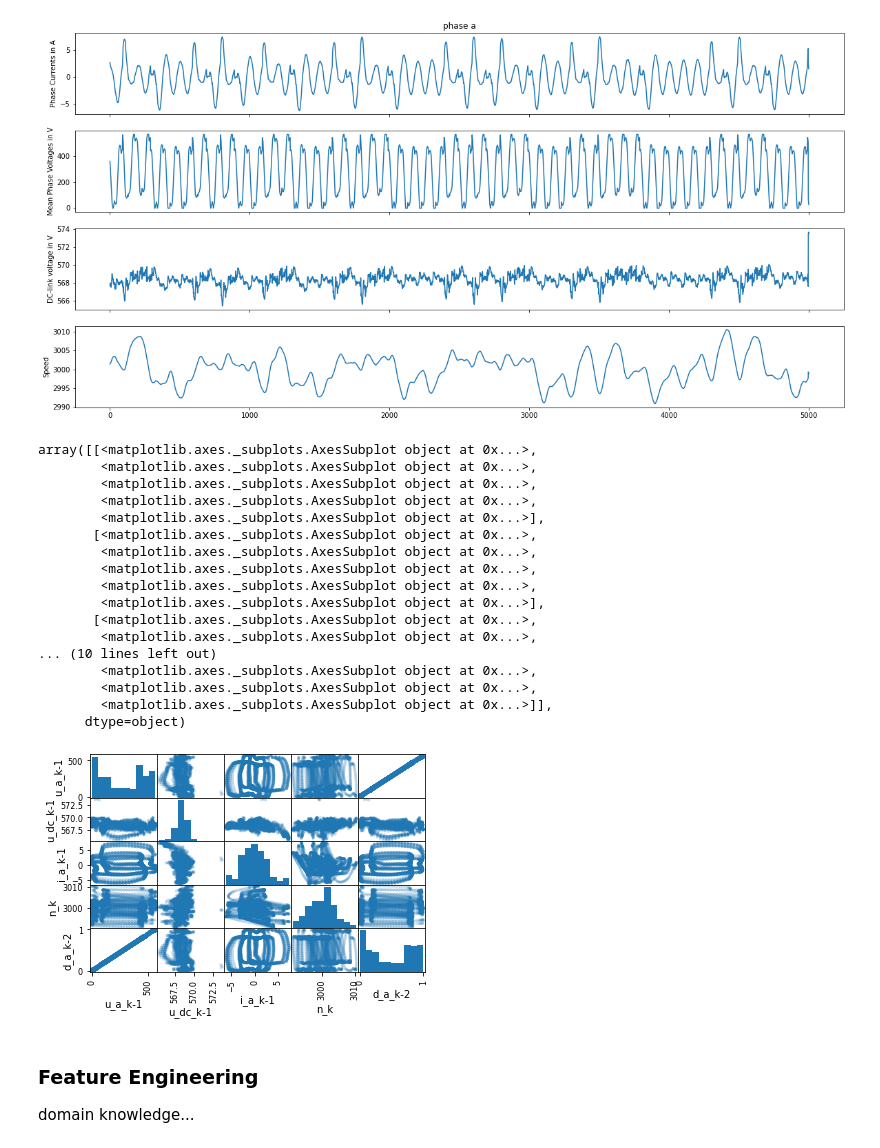
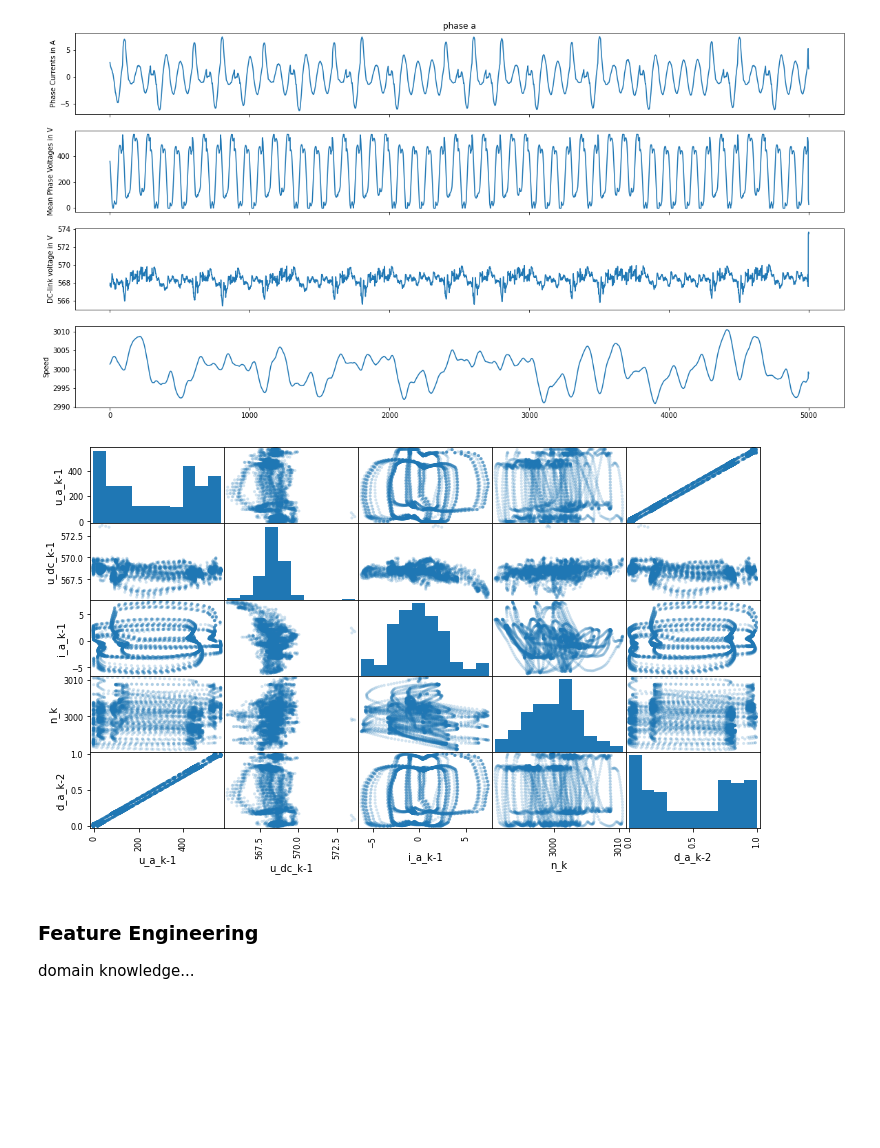
Before and after one commit to mohan-mj/Electrical_Usecases, a Jupyter notebook: 2_Inverter.ipynb, the cells around one changed output. Cells and saved outputs as stored; diff of their text form; code cells hidden in the pictures; blank space fills up the shorter version.

```diff
--- a/2_Inverter.ipynb
+++ b/2_Inverter.ipynb
@@ -181,26 +172,10 @@ import pandas as pd
 # %%
-# u, udc, n, d, i 兩兩之間的關係圖
+# u, udc, n, d, i
 p_5 = df[['u_a_k-1','u_dc_k-1','i_a_k-1','n_k','d_a_k-2']].head(5000)
-pd.plotting.scatter_matrix(p_5, alpha=0.2)
+pd.plotting.scatter_matrix(p_5, figsize=(12,7), alpha=0.2)
+plt.show()
 # %% [output]
-array([[<matplotlib.axes._subplots.AxesSubplot object at 0x...>,
-        <matplotlib.axes._subplots.AxesSubplot object at 0x...>,
-        <matplotlib.axes._subplots.AxesSubplot object at 0x...>,
-        <matplotlib.axes._subplots.AxesSubplot object at 0x...>,
-        <matplotlib.axes._subplots.AxesSubplot object at 0x...>],
-       [<matplotlib.axes._subplots.AxesSubplot object at 0x...>,
-        <matplotlib.axes._subplots.AxesSubplot object at 0x...>,
-        <matplotlib.axes._subplots.AxesSubplot object at 0x...>,
-        <matplotlib.axes._subplots.AxesSubplot object at 0x...>,
-        <matplotlib.axes._subplots.AxesSubplot object at 0x...>],
-       [<matplotlib.axes._subplots.AxesSubplot object at 0x...>,
-        <matplotlib.axes._subplots.AxesSubplot object at 0x...>,
-... (10 lines left out)
-        <matplotlib.axes._subplots.AxesSubplot object at 0x...>,
-        <matplotlib.axes._subplots.AxesSubplot object at 0x...>,
-        <matplotlib.axes._subplots.AxesSubplot object at 0x...>]],
-      dtype=object)
-[figure, old version]
+[figure, new version]
 # %% [markdown]
 ### Feature Engineering
 domain knowledge...
```
Also changed, not shown: parts of 15 cells of this notebook, 2 other files.
